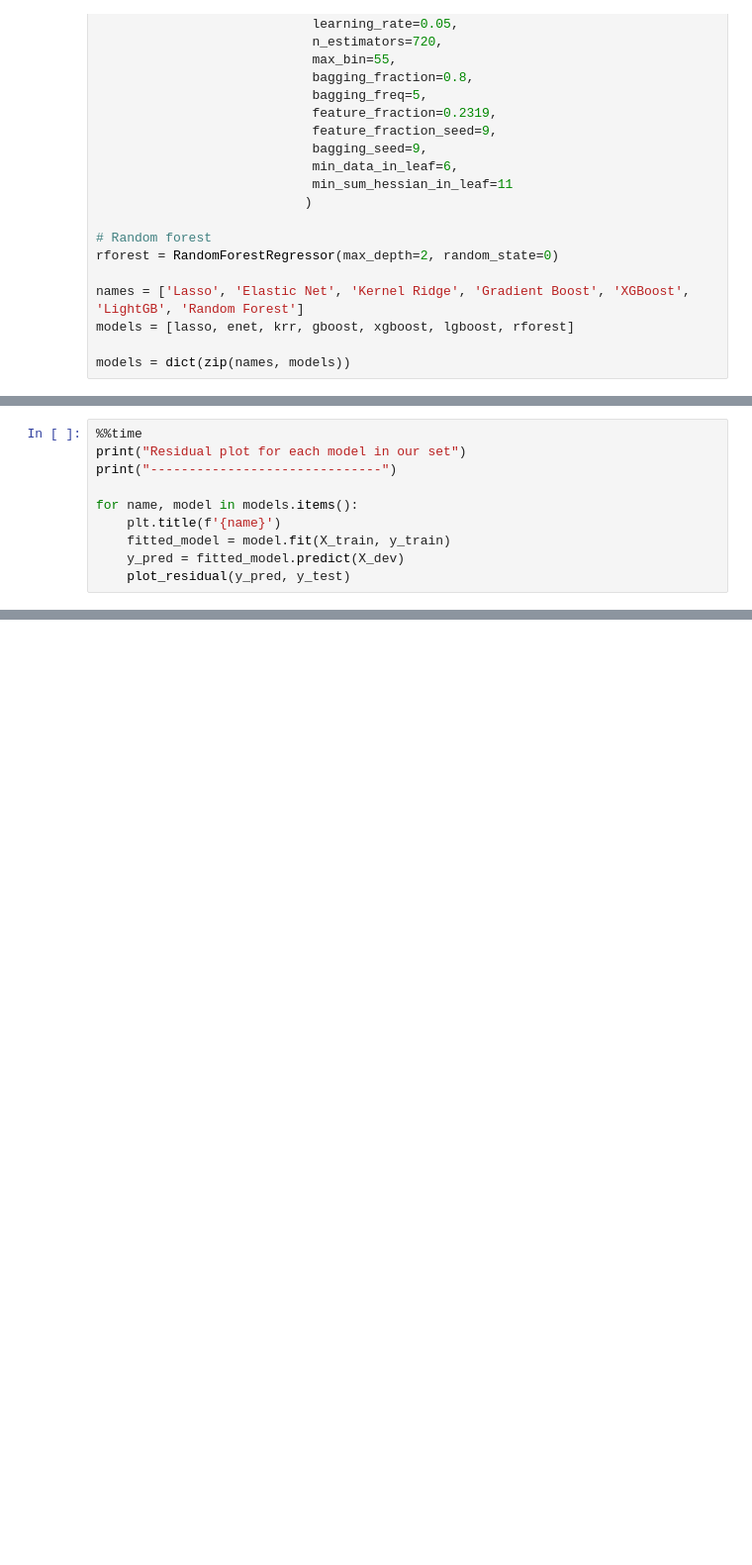
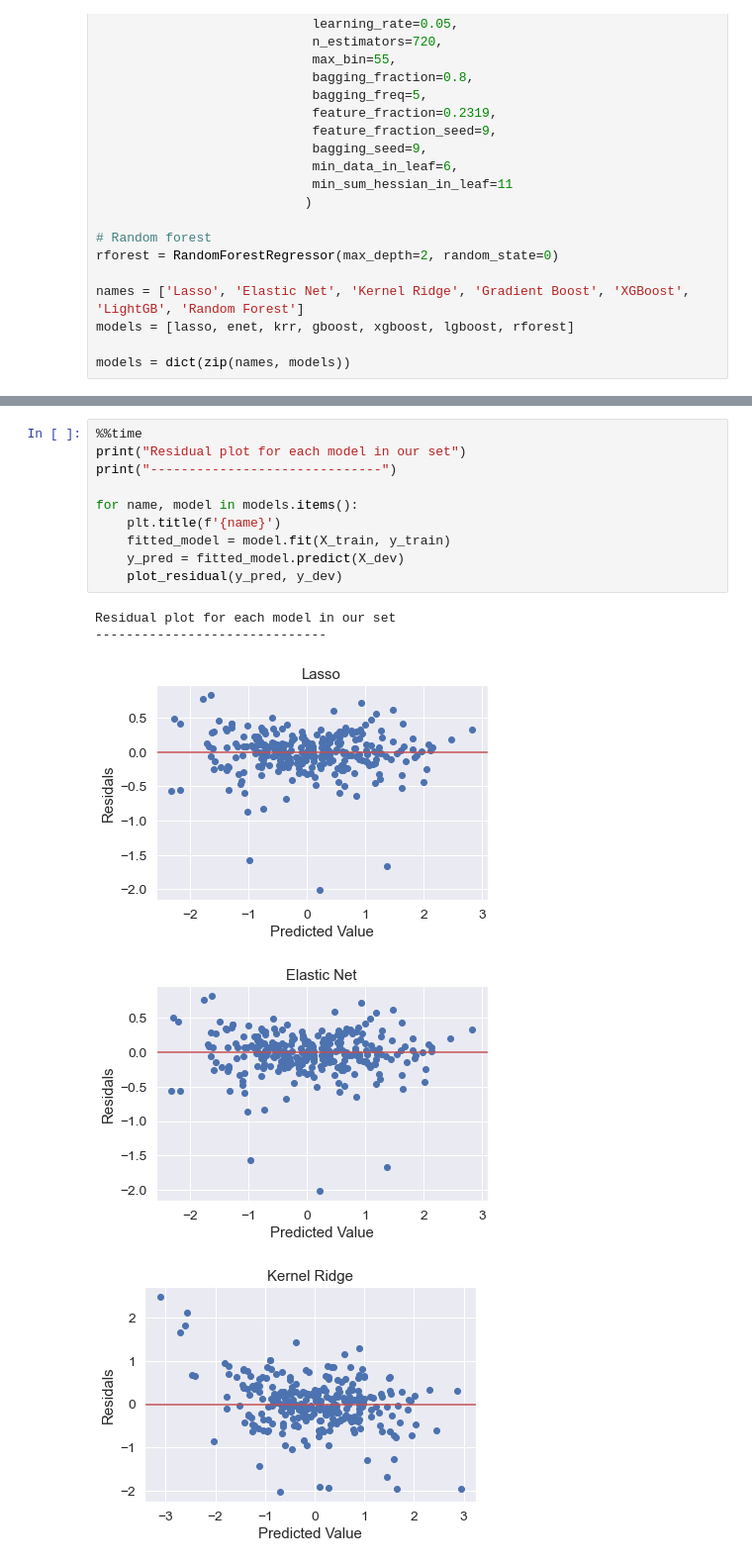
Before and after one commit to Sean-Koval/207-project-home-price, a Jupyter notebook: notebooks/baseline.ipynb, the cells around one changed output, grey strips where cells are left out. Shown at 99% size. Cells and saved outputs as stored; diff of their text form; blank space fills up the shorter version.

```diff
--- a/notebooks/baseline.ipynb
+++ b/notebooks/baseline.ipynb
@@ -586,10 +587,0 @@ Wall time: 1min 50s
-# %%
-%%time
-print("Residual plot for each model in our set")
-print("------------------------------")
-
-for name, model in models.items():
-    plt.title(f'{name}')
-    fitted_model = model.fit(X_train, y_train)
-    y_pred = fitted_model.predict(X_dev)
-    plot_residual(y_pred, y_test)
@@ -618,0 +588,16 @@ Wall time: 27.5 s
+# %%
+%%time
+print("Residual plot for each model in our set")
+print("------------------------------")
+
+for name, model in models.items():
+    plt.title(f'{name}')
+    fitted_model = model.fit(X_train, y_train)
+    y_pred = fitted_model.predict(X_dev)
+    plot_residual(y_pred, y_dev)
+# %% [output]
+Residual plot for each model in our set
+------------------------------
+[figure, added]
+[figure, added]
+[figure, added]
```
Also changed, not shown: parts of 18 cells of this notebook.
